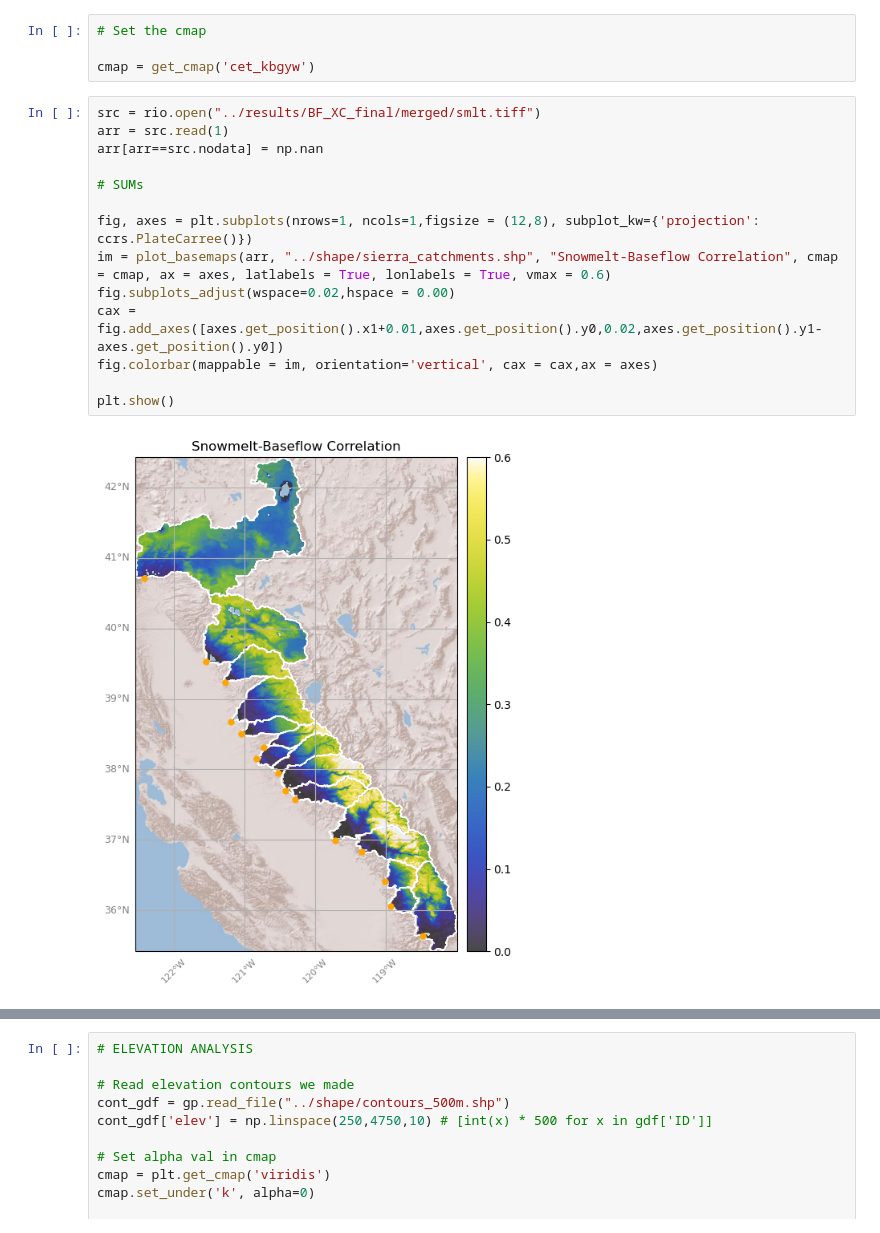
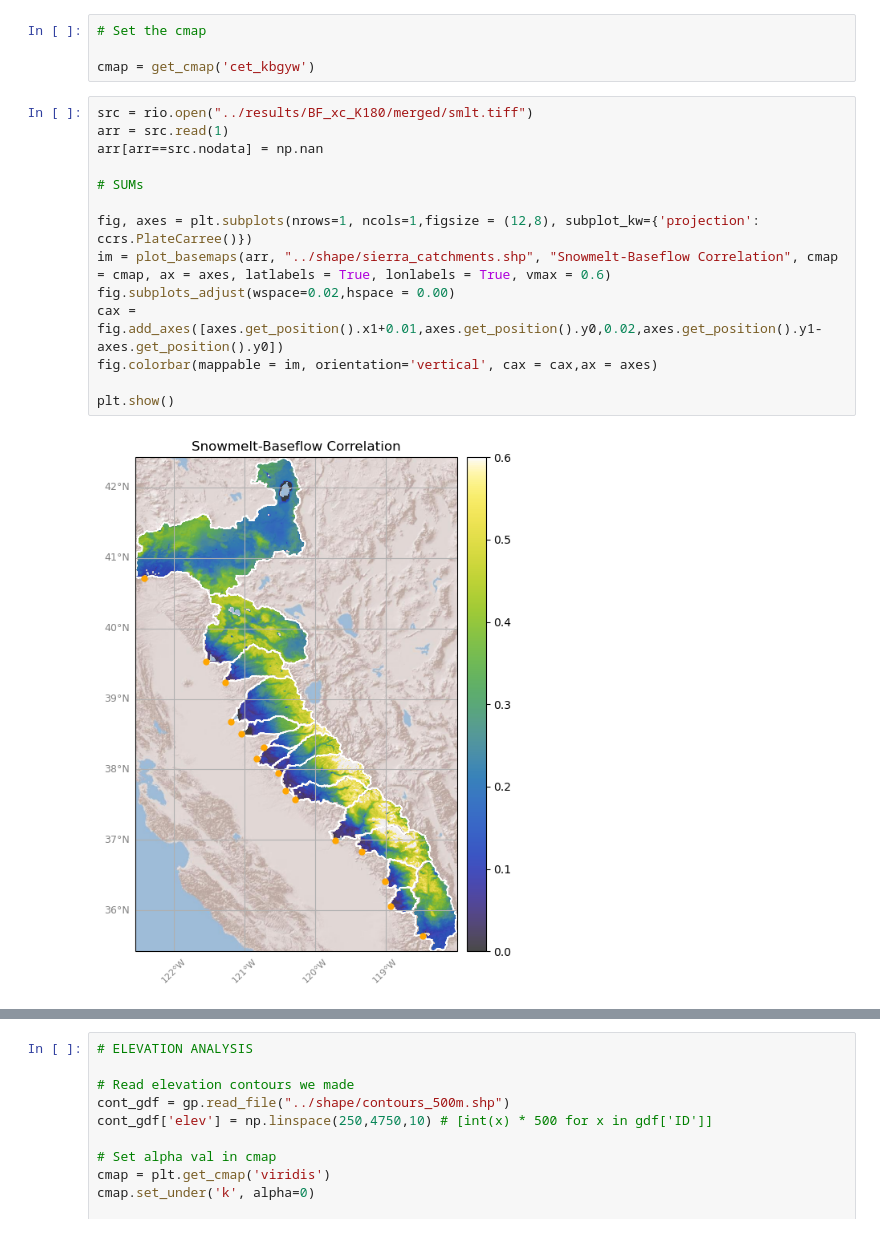
Before and after one commit to kashingtonDC/Baseflow_Source, a Jupyter notebook: code/05_XC_Figs.ipynb, the cells around one changed output, grey strips where cells are left out. Drawn from its saved outputs; the diff is of its cells as text.

```diff
--- a/code/05_XC_Figs.ipynb
+++ b/code/05_XC_Figs.ipynb
@@ -171,21 +172,21 @@ if not os.path.exists(smlt_merged_fn):
 
 cmap = get_cmap('cet_kbgyw')
 # %%
-src = rio.open("../results/BF_XC_final/merged/smlt.tiff")
+src = rio.open("../results/BF_xc_K180/merged/smlt.tiff")
 arr = src.read(1)
 arr[arr==src.nodata] = np.nan
 
 # SUMs
 
 fig, axes = plt.subplots(nrows=1, ncols=1,figsize = (12,8), subplot_kw={'projection': ccrs.PlateCarree()})
 im = plot_basemaps(arr, "../shape/sierra_catchments.shp", "Snowmelt-Baseflow Correlation", cmap = cmap, ax = axes, latlabels = True, lonlabels = True, vmax = 0.6)
 fig.subplots_adjust(wspace=0.02,hspace = 0.00)
 cax = fig.add_axes([axes.get_position().x1+0.01,axes.get_position().y0,0.02,axes.get_position().y1-axes.get_position().y0])
 fig.colorbar(mappable = im, orientation='vertical', cax = cax,ax = axes)
 
 plt.show()
 # %% [output]
-[figure, old version]
+[figure, new version]
 # %%
 src = rio.open("../results/BF_XC_final/merged/prcp.tiff")
 arr = src.read(1)
```
Also changed, not shown: parts of 13 cells of this notebook, 1 other file.
